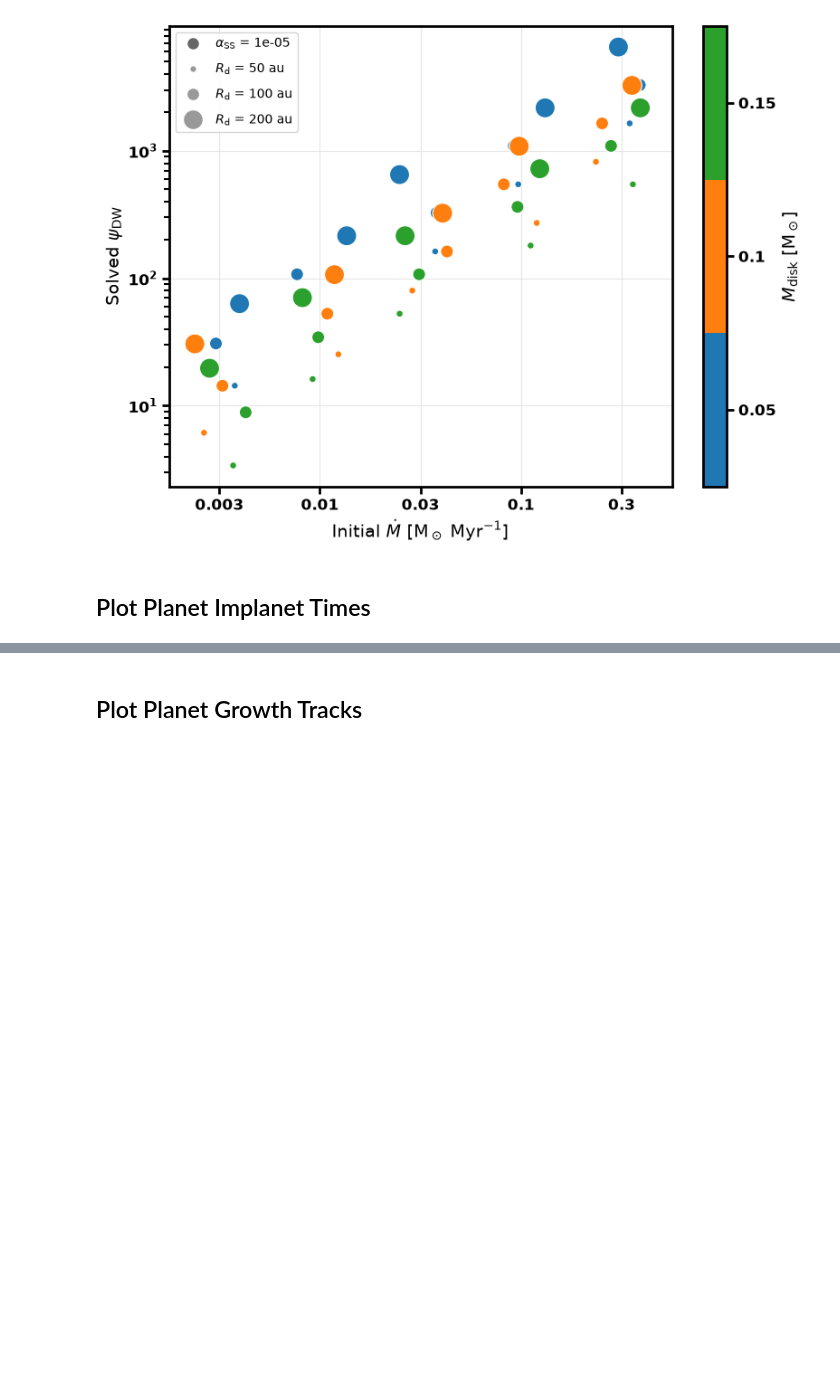
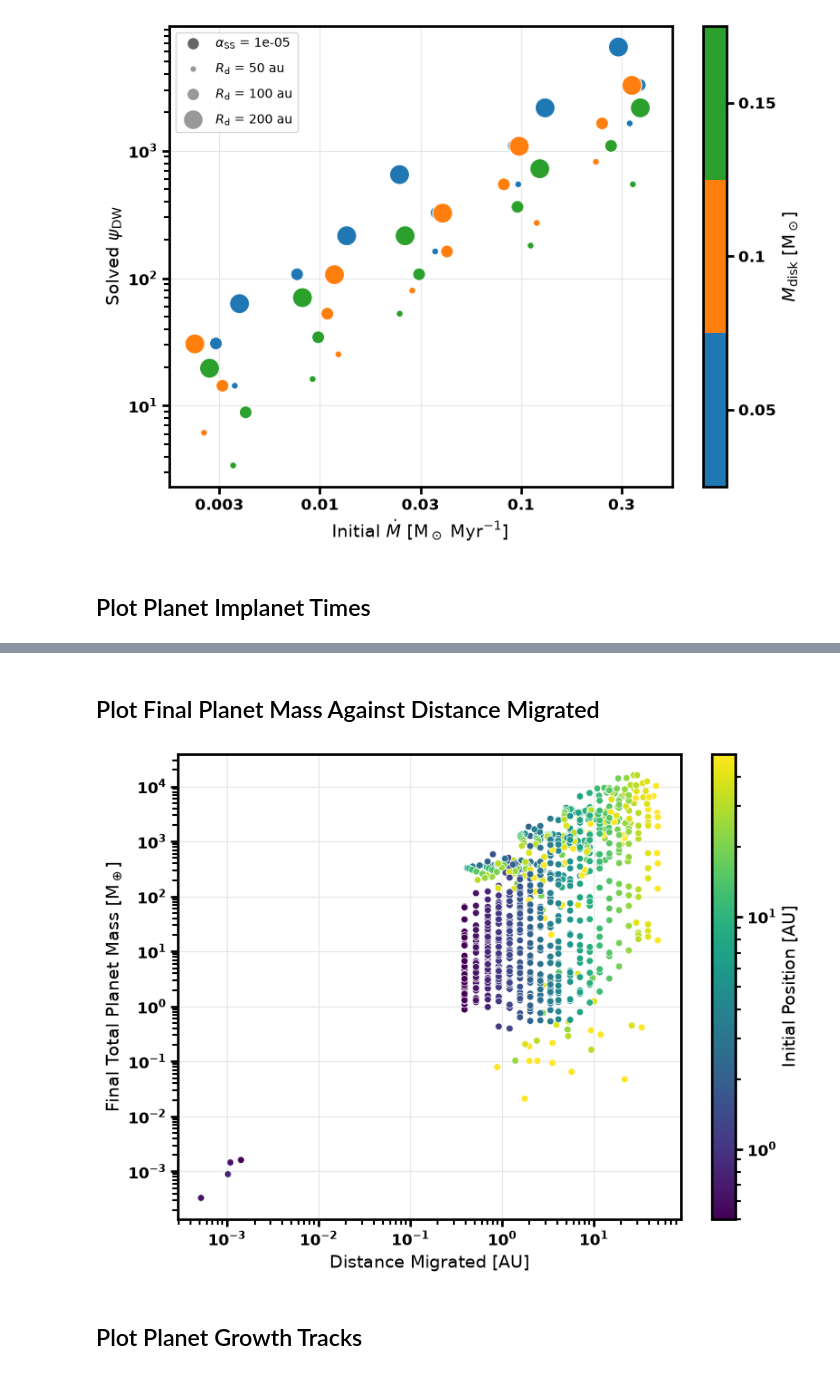
Before and after one commit to BenT1105/DiscEvolution, a Jupyter notebook: notebooks/popsynth_plots.ipynb, the cells around one changed output, grey strips where cells are left out. Saved outputs shown, nothing was run; the diff lists cells and outputs as text; code cells hidden in the pictures; blank space fills up the shorter version.

Commit message:
Updated with testmodel plots

```diff
--- a/notebooks/popsynth_plots.ipynb
+++ b/notebooks/popsynth_plots.ipynb
@@ -489,3 +494,52 @@ plt.show()
+# %% [markdown]
+## Plot Final Planet Mass Against Distance Migrated
+# %%
+## Final total mass of every planet against the distance it migrated, coloured by its initial position
+
+## Distance migrated in AU (positive = inward, from the implant position to the final position)
+dR_migrated = df_planets["Rp_init"] - df_planets["Rp_final"]
+
+## Only keep planets that migrated inward and have a positive final mass so they can go on log axes
+keep = (dR_migrated > 0) & (df_planets["Mp_final"] > 0)
+if (~keep).any():
+    print(f"Leaving out {(~keep).sum()} planets with no inward migration or zero final mass")
+
+migrated = df_planets[keep]
+dR_migrated = dR_migrated[keep]
+
+fig, ax = plt.subplots(figsize = (8, 6))
+
+## Colour: initial position on a log scale with the viridis colormap (same as the growth tracks)
+migrated_cmap = plt.cm.viridis
+migrated_norm = LogNorm(vmin = migrated["Rp_init"].min(), vmax = migrated["Rp_init"].max())
+
+ax.scatter(dR_migrated, migrated["Mp_final"], c = migrated["Rp_init"], cmap = migrated_cmap, norm = migrated_norm, s = 30,
+           edgecolors = "white", linewidths = 0.5, zorder = 3)
+
+ax.set_xscale("log")
+ax.set_yscale("log")
+
+ax.set_xlabel(r"Distance Migrated [AU]")
+ax.set_ylabel(r"Final Total Planet Mass [M$_\oplus$]")
+ax.grid(True, which = "major", color = "0.9", linewidth = 0.8, zorder = 0)
+
+## Colourbar for initial position
+cbar = fig.colorbar(plt.cm.ScalarMappable(norm = migrated_norm, cmap = migrated_cmap), ax = ax)
+cbar.set_label(r"Initial Position [AU]")
+
+fig.tight_layout()
+
+## Bold the tick labels on the plot and the colourbar
+bold_ticks(ax, cbar.ax)
+
+## Save the figure to FIG_DIR
+if SAVE_FIGS:
+    os.makedirs(FIG_DIR, exist_ok = True)
+    fig.savefig(os.path.join(FIG_DIR, "final_mass_migration.png"), dpi = 300, bbox_inches = "tight")
+
+plt.show()
+# %% [output]
+[figure, added]
 # %% [markdown]
 ## Plot Planet Growth Tracks
 # %%
```
Also changed, not shown: parts of 3 cells of this notebook.
